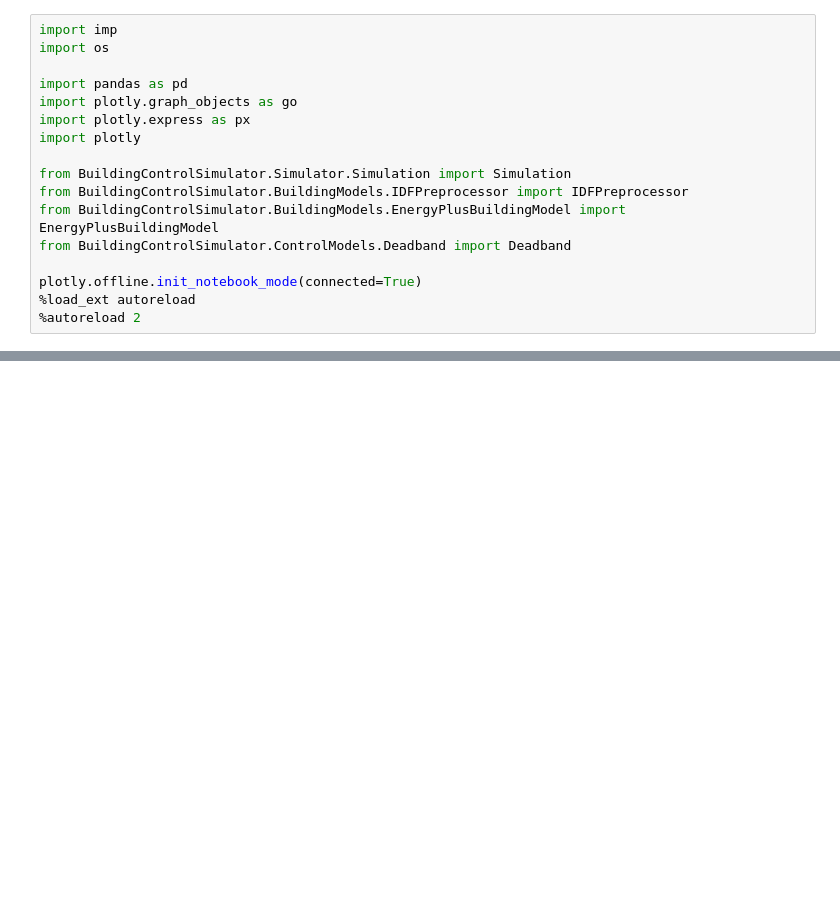
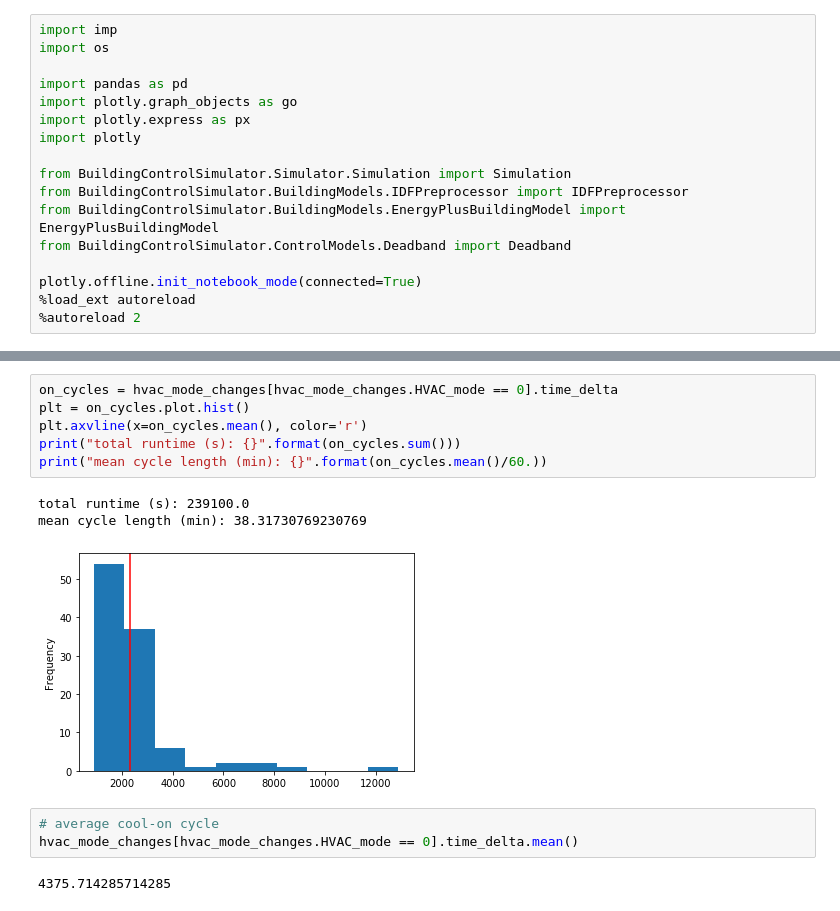
Before and after one commit to ecobee/building-controls-simulator, a Jupyter notebook: notebooks/test_model_sim.ipynb, the cells around one changed output, grey strips where cells are left out. Saved outputs shown, nothing was run; the diff lists cells and outputs as text; blank space fills up the shorter version.

```diff
--- a/notebooks/test_model_sim.ipynb
+++ b/notebooks/test_model_sim.ipynb
@@ -50,0 +151,15 @@ Wall time: 2.9 s
+# %%
+on_cycles = hvac_mode_changes[hvac_mode_changes.HVAC_mode == 0].time_delta
+plt = on_cycles.plot.hist()
+plt.axvline(x=on_cycles.mean(), color='r')
+print("total runtime (s): {}".format(on_cycles.sum()))
+print("mean cycle length (min): {}".format(on_cycles.mean()/60.))
+# %% [output]
+total runtime (s): 239100.0
+mean cycle length (min): 38.31730769230769
+[figure, added]
+# %%
+# average cool-on cycle
+hvac_mode_changes[hvac_mode_changes.HVAC_mode == 0].time_delta.mean()
+# %% [output]
+4375.714285714285
```
Also changed, not shown: parts of 12 cells of this notebook, 25 other files.
